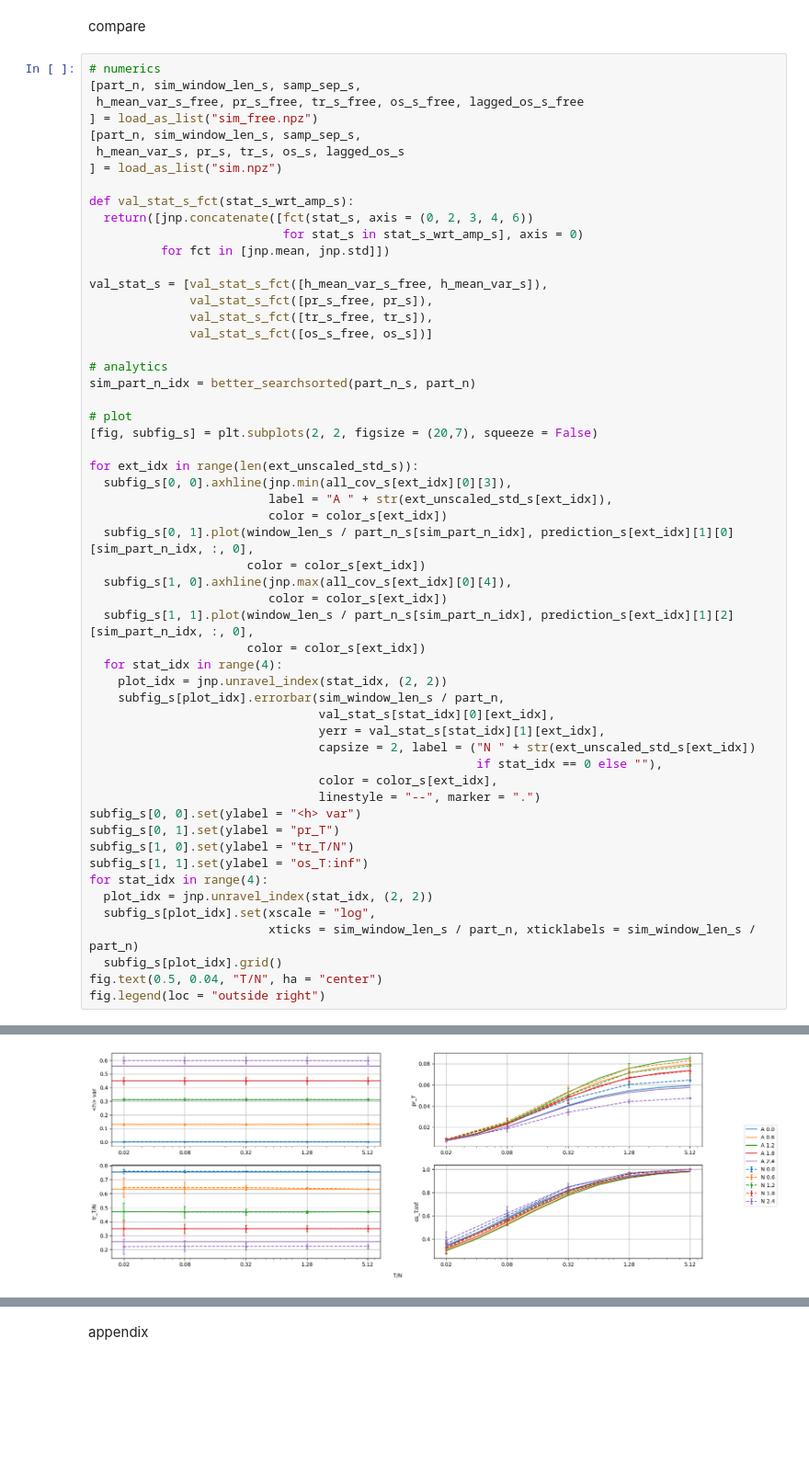
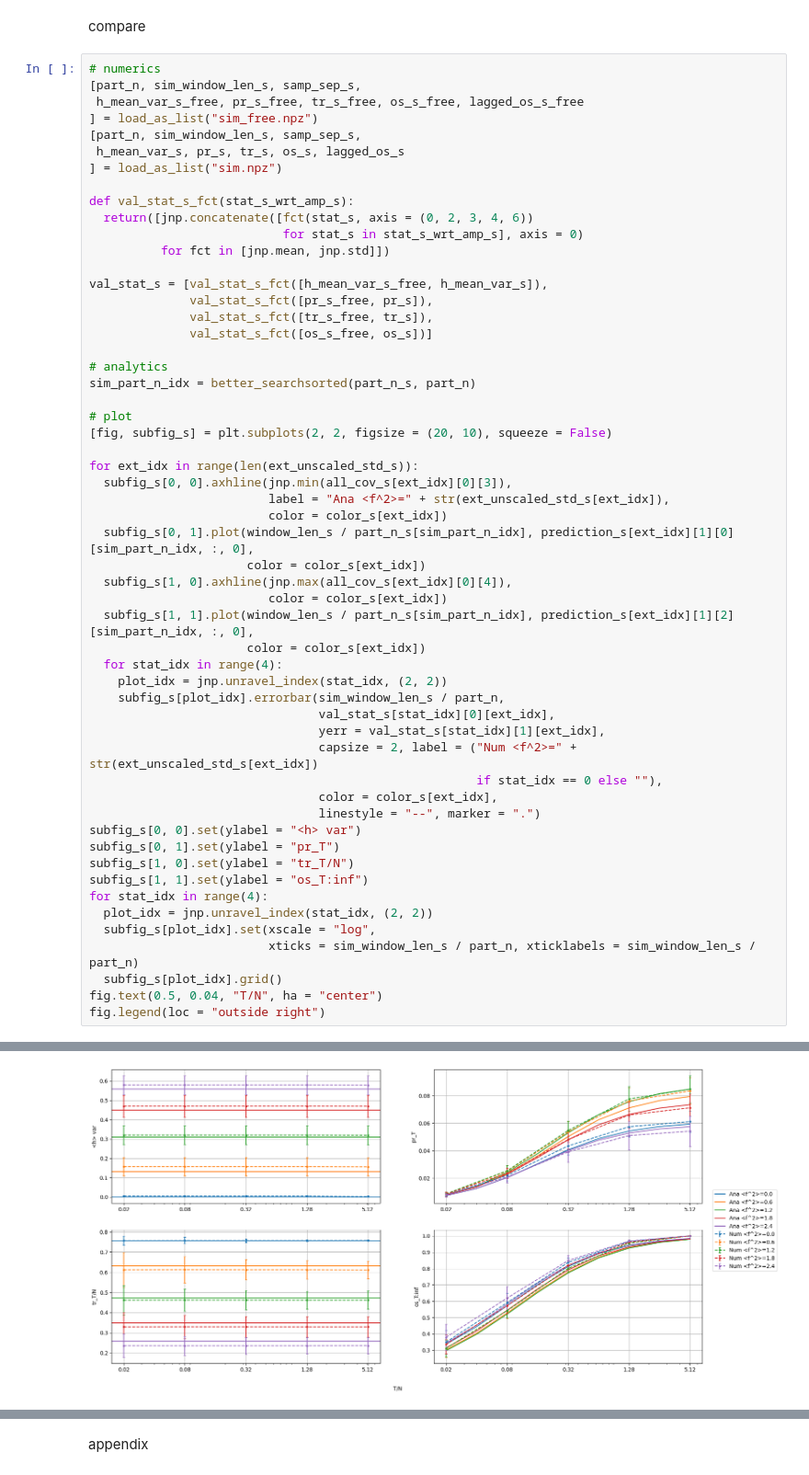
Before and after one commit to zhaoz0314/random-EI, a Jupyter notebook: pseudospatial/predictions.ipynb, the cells around one changed output, grey strips where cells are left out. Shown at 92% size. Saved outputs shown, nothing was run; the diff lists cells and outputs as text; blank space fills up the shorter version.

```diff
--- a/pseudospatial/predictions.ipynb
+++ b/pseudospatial/predictions.ipynb
@@ -494,41 +472,41 @@ val_stat_s = [val_stat_s_fct([h_mean_var_s_free, h_mean_var_s]),
 sim_part_n_idx = better_searchsorted(part_n_s, part_n)
 
 # plot
-[fig, subfig_s] = plt.subplots(2, 2, figsize = (20,7), squeeze = False)
+[fig, subfig_s] = plt.subplots(2, 2, figsize = (20, 10), squeeze = False)
 
 for ext_idx in range(len(ext_unscaled_std_s)):
   subfig_s[0, 0].axhline(jnp.min(all_cov_s[ext_idx][0][3]),
-                         label = "A " + str(ext_unscaled_std_s[ext_idx]),
+                         label = "Ana <f^2>=" + str(ext_unscaled_std_s[ext_idx]),
                          color = color_s[ext_idx])
   subfig_s[0, 1].plot(window_len_s / part_n_s[sim_part_n_idx], prediction_s[ext_idx][1][0][sim_part_n_idx, :, 0],
                       color = color_s[ext_idx])
   subfig_s[1, 0].axhline(jnp.max(all_cov_s[ext_idx][0][4]),
                          color = color_s[ext_idx])
   subfig_s[1, 1].plot(window_len_s / part_n_s[sim_part_n_idx], prediction_s[ext_idx][1][2][sim_part_n_idx, :, 0],
                       color = color_s[ext_idx])
   for stat_idx in range(4):
     plot_idx = jnp.unravel_index(stat_idx, (2, 2))
     subfig_s[plot_idx].errorbar(sim_window_len_s / part_n,
                                 val_stat_s[stat_idx][0][ext_idx],
                                 yerr = val_stat_s[stat_idx][1][ext_idx],
-                                capsize = 2, label = ("N " + str(ext_unscaled_std_s[ext_idx])
+                                capsize = 2, label = ("Num <f^2>=" + str(ext_unscaled_std_s[ext_idx])
                                                       if stat_idx == 0 else ""),
                                 color = color_s[ext_idx],
                                 linestyle = "--", marker = ".")
 subfig_s[0, 0].set(ylabel = "<h> var")
 subfig_s[0, 1].set(ylabel = "pr_T")
 subfig_s[1, 0].set(ylabel = "tr_T/N")
 subfig_s[1, 1].set(ylabel = "os_T:inf")
 for stat_idx in range(4):
   plot_idx = jnp.unravel_index(stat_idx, (2, 2))
   subfig_s[plot_idx].set(xscale = "log",
                          xticks = sim_window_len_s / part_n, xticklabels = sim_window_len_s / part_n)
   subfig_s[plot_idx].grid()
 fig.text(0.5, 0.04, "T/N", ha = "center")
 fig.legend(loc = "outside right")
 # %% [output]
 <matplotlib.legend.Legend at 0x...>
-[figure, old version]
+[figure, new version]
 # %%
 # numerics
 def lagged_val_stat_s_fct(stat_s_wrt_amp_s):
```
Also changed, not shown: parts of 11 cells of this notebook, 1 other file.
